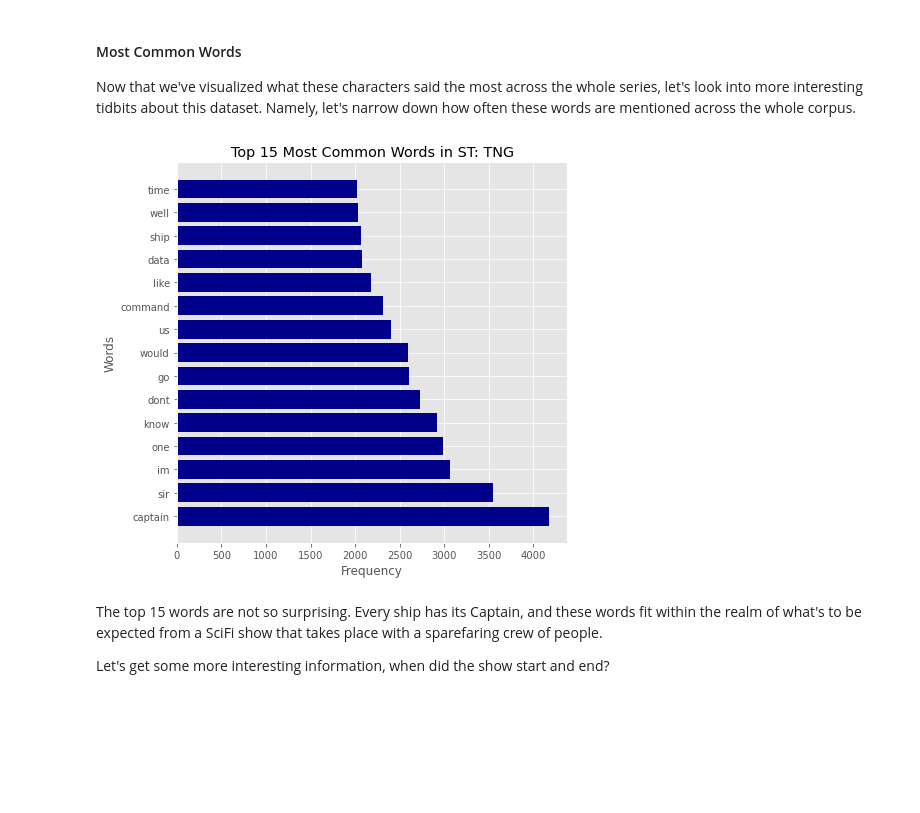
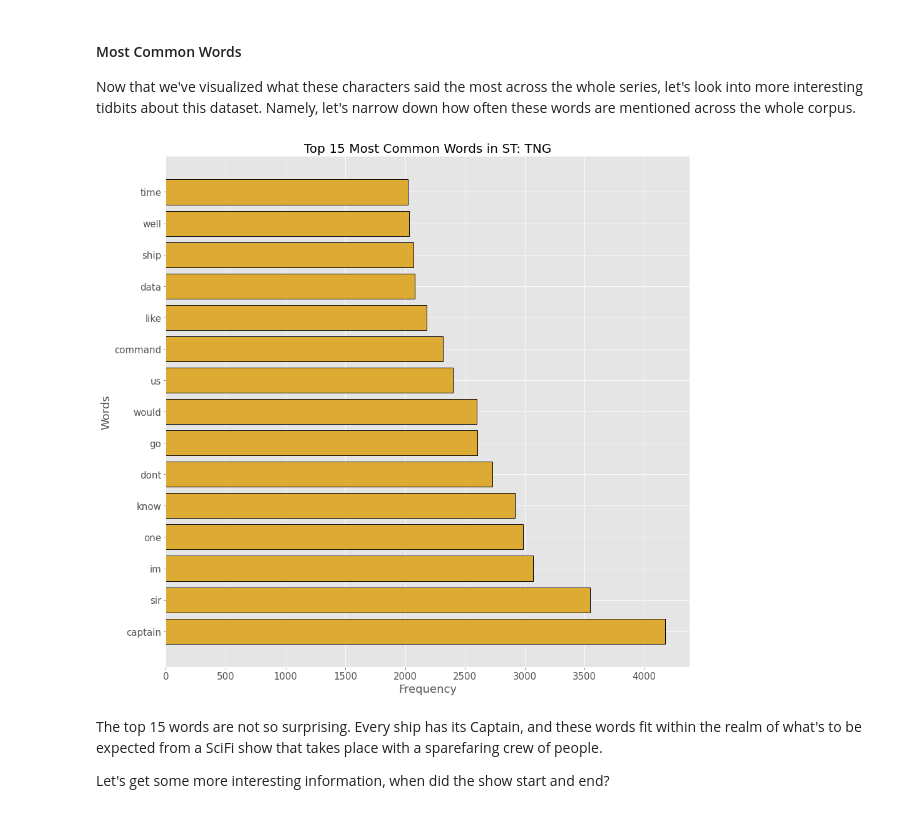
Before and after one commit to KatyaZeross/TrekPredict, a Jupyter notebook: Part1_StarTrek_CleaningEDA.ipynb, the cells around one changed output. Drawn from its saved outputs; the diff is of its cells as text; code cells hidden in the pictures; blank space fills up the shorter version.

```diff
--- a/Part1_StarTrek_CleaningEDA.ipynb
+++ b/Part1_StarTrek_CleaningEDA.ipynb
@@ -632,16 +613,18 @@ text_mc_word = [text_most_common[i][0] for i in range(len(text_most_common))]
 text_mc_freq = [text_most_common[i][1] for i in range(len(text_most_common))]
 # %%
 # plotting the most common words said across the whole corpus
-plt.figure(figsize = (7,7))
+plt.figure(figsize = (15,15))
 #plot barh of the words, and their highest frequency
-plt.barh(text_mc_word, text_mc_freq, color='darkblue')
-plt.xlabel('Frequency')
-plt.ylabel('Words')
-plt.title("Top 15 Most Common Words in ST: TNG")
-plt.savefig("Top 15 Words")
+plt.barh(text_mc_word, text_mc_freq, color='#ddaa33', edgecolor = 'black', linewidth=1)
+plt.xlabel('Frequency', size=18)
+plt.xticks(size=15)
+plt.ylabel('Words', size=18)
+plt.yticks(size=15)
+plt.title("Top 15 Most Common Words in ST: TNG", size=20)
+plt.savefig(r"C:\Users\Katya\Documents\GitHub\Capstone-Project---BrainStation\Plots\Top 15 Words.png")
 plt.show()
 # %% [output]
-[figure, old version]
+[figure, new version]
 # %% [markdown]
 The top 15 words are not so surprising. Every ship has its Captain, and these words fit within the realm of what's to be expected from a SciFi show that takes place with a sparefaring crew of people.
 
```
Also changed, not shown: parts of 27 cells of this notebook, 27 other files.
